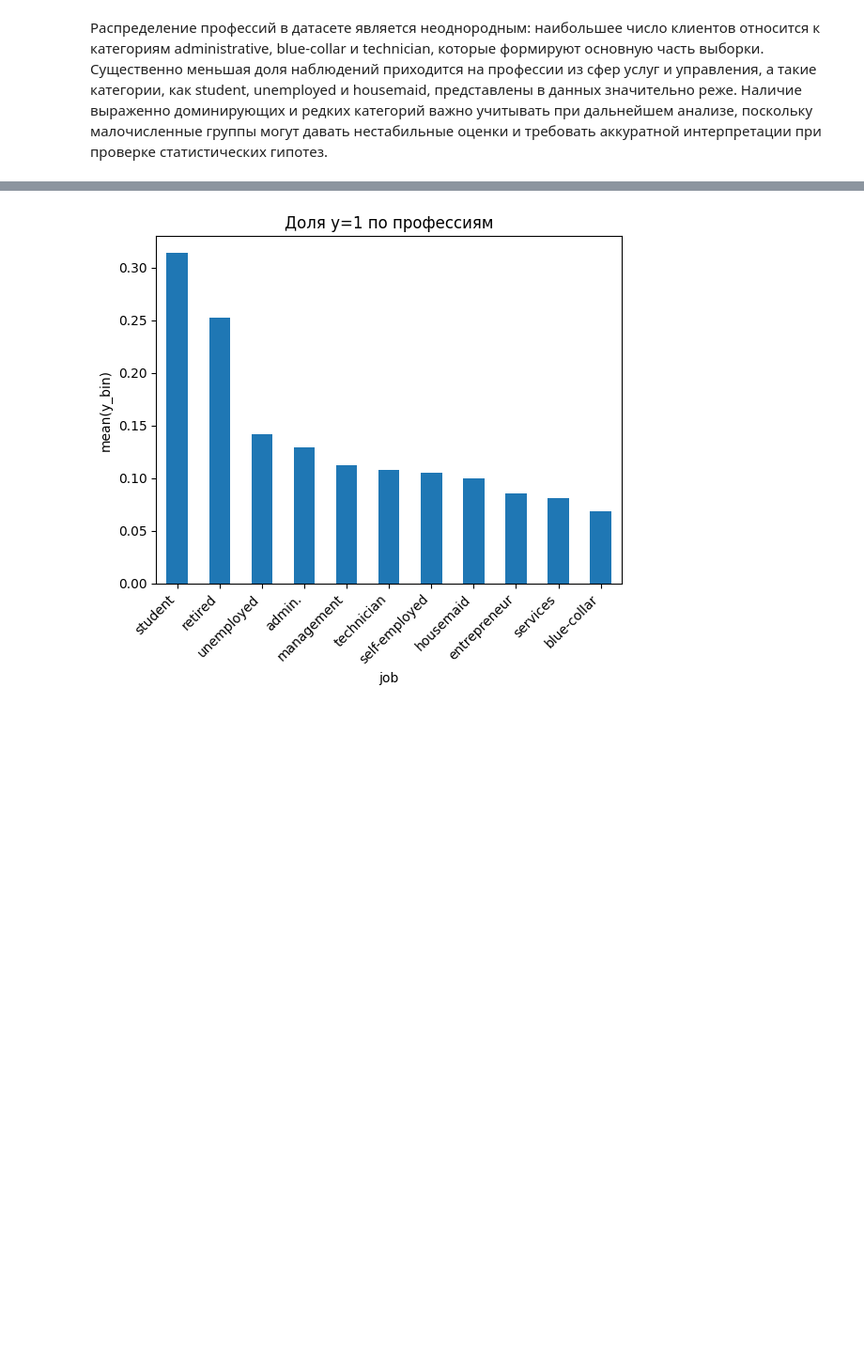
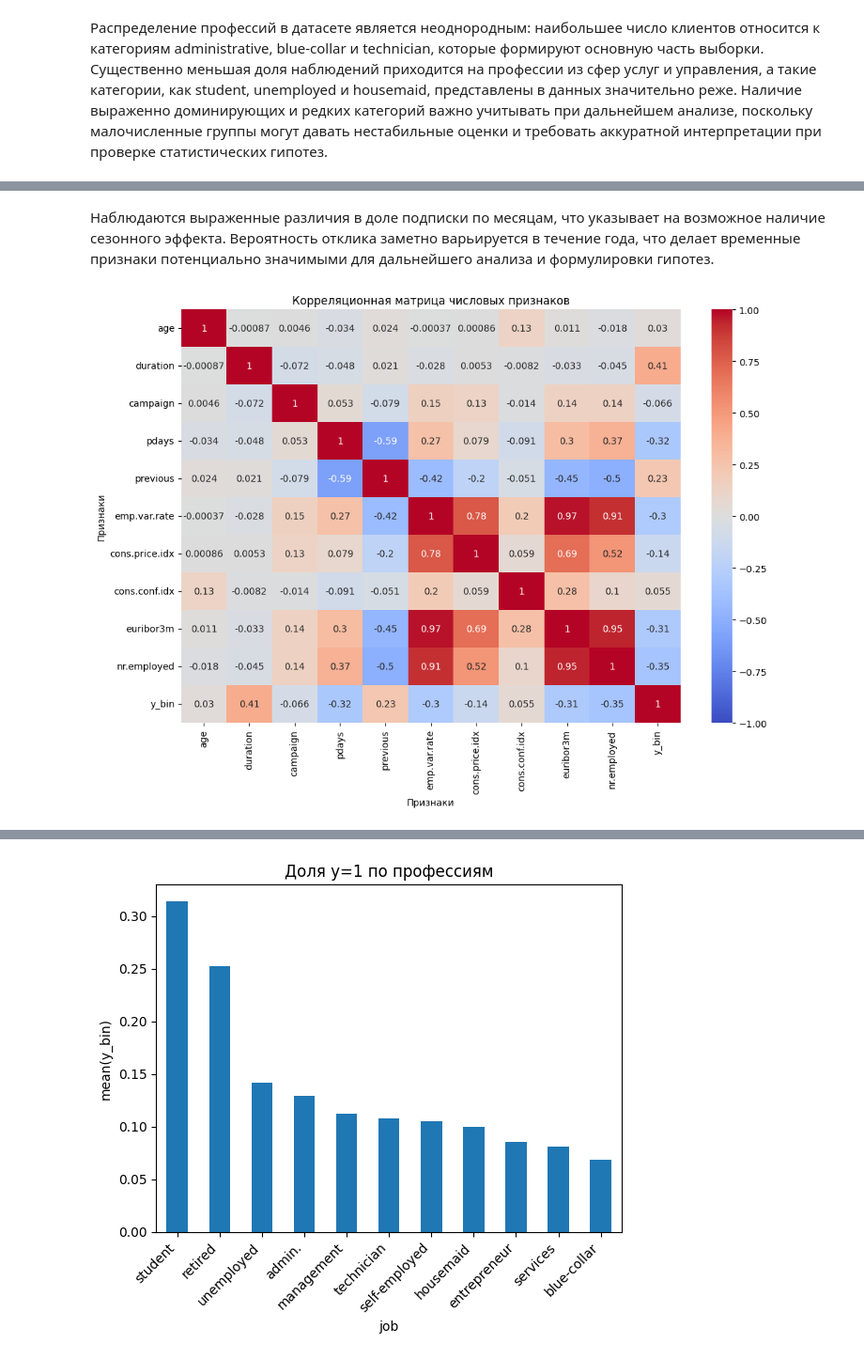
Before and after one commit to Murad0998/statistics-project, a Jupyter notebook: notebooks/GP_3_EDA.ipynb, the cells around one changed output, grey strips where cells are left out. Shown: that part at 94% size. Drawn from its saved outputs; the diff is of its cells as text; code cells hidden in the pictures; blank space fills up the shorter version.

```diff
--- a/notebooks/GP_3_EDA.ipynb
+++ b/notebooks/GP_3_EDA.ipynb
@@ -261,0 +383,21 @@ plt.show()
+# %% [markdown]
+Наблюдаются выраженные различия в доле подписки по месяцам, что указывает на возможное наличие сезонного эффекта. Вероятность отклика заметно варьируется в течение года, что делает временные признаки потенциально значимыми для дальнейшего анализа и формулировки гипотез.
+# %%
+plt.figure(figsize=(12, 8))
+
+corr_matrix = df[num_cols + ['y_bin']].corr()
+
+sns.heatmap(
+    corr_matrix,
+    annot=True,
+    cmap="coolwarm",
+    vmin=-1,
+    vmax=1
+)
+
+plt.title("Корреляционная матрица числовых признаков")
+plt.xlabel("Признаки")
+plt.ylabel("Признаки")
+plt.show()
+# %% [output]
+[figure, added]
```
Also changed, not shown: parts of 65 cells of this notebook.
